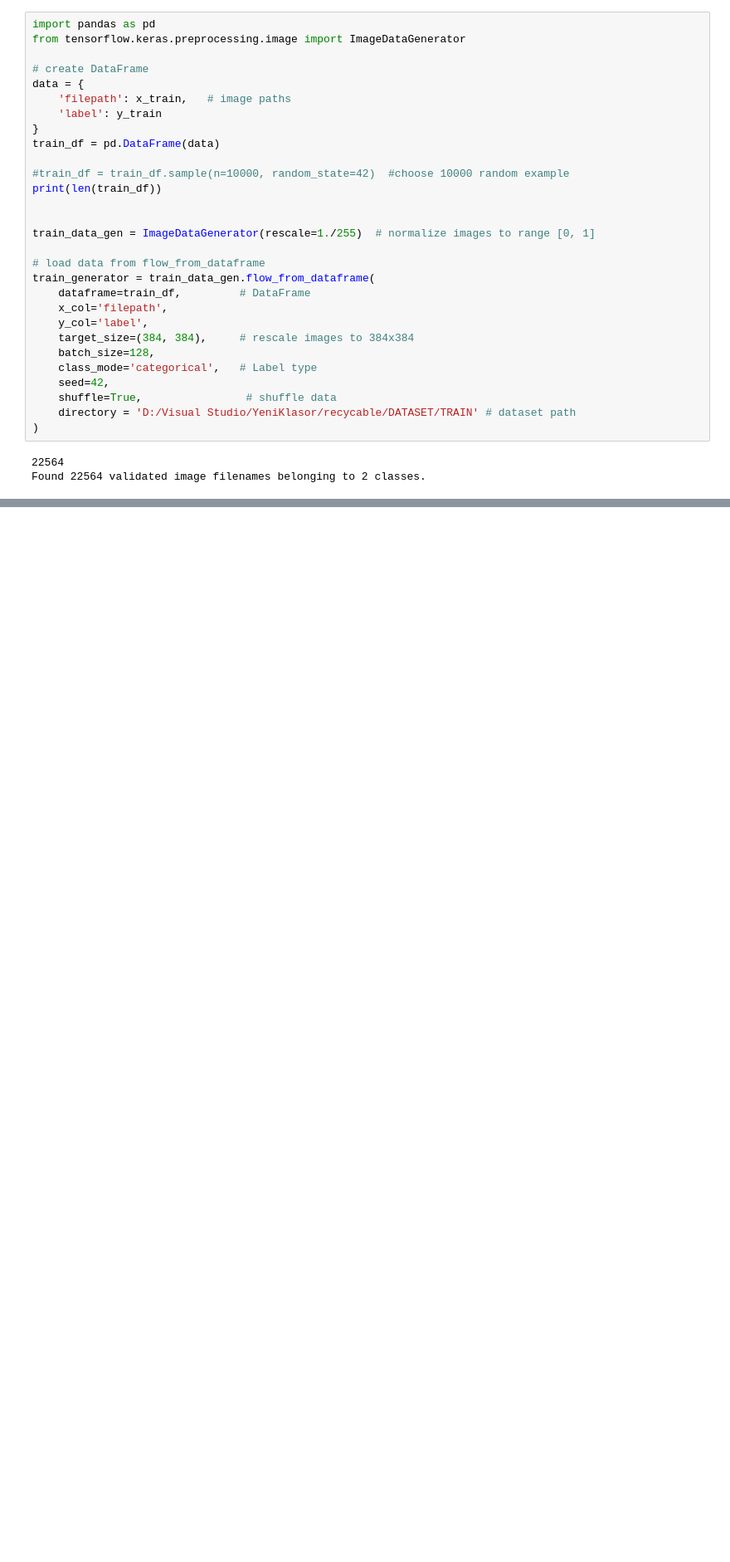
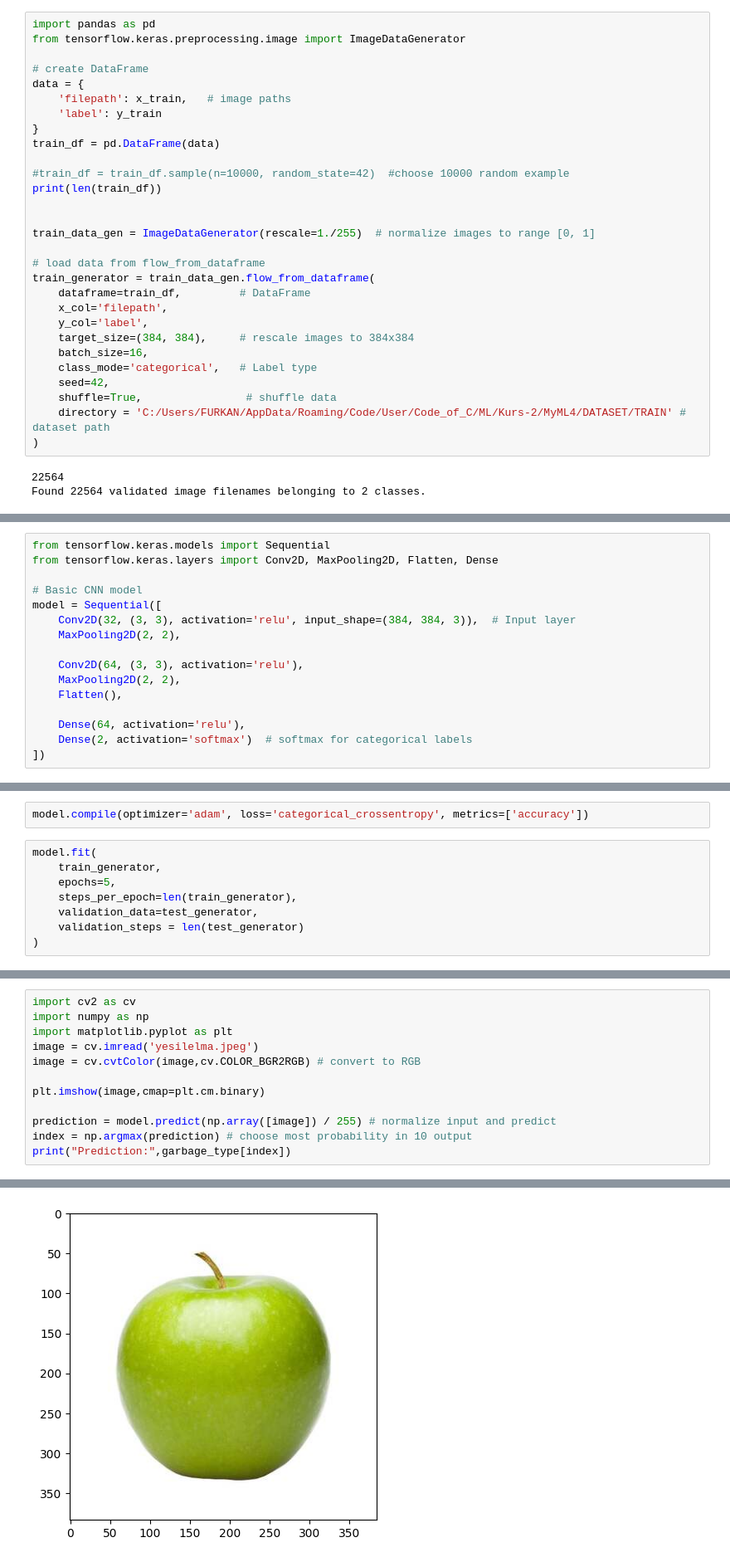
Before and after one commit to furkan-uzmez/RecycableDetector, a Jupyter notebook: model.ipynb, the cells around one changed output, grey strips where cells are left out. Shown at 83% size. Drawn from its saved outputs; the diff is of its cells as text; blank space fills up the shorter version.

Commit message:
trained model and predict some image from internet

```diff
--- a/model.ipynb
+++ b/model.ipynb
@@ -52,11 +68,11 @@ train_generator = train_data_gen.flow_from_dataframe(
     x_col='filepath',
     y_col='label',
     target_size=(384, 384),     # rescale images to 384x384
-    batch_size=128,
+    batch_size=16,
     class_mode='categorical',   # Label type
     seed=42,
     shuffle=True,                # shuffle data
-    directory = 'D:/Visual Studio/YeniKlasor/recycable/DATASET/TRAIN' # dataset path
+    directory = 'C:/Users/FURKAN/AppData/Roaming/Code/User/Code_of_C/ML/Kurs-2/MyML4/DATASET/TRAIN' # dataset path
 )
 # %% [output]
 22564
@@ -63,0 +113,16 @@ Found 22564 validated image filenames belonging to 2 classes.
+# %%
+from tensorflow.keras.models import Sequential
+from tensorflow.keras.layers import Conv2D, MaxPooling2D, Flatten, Dense
+
+# Basic CNN model
+model = Sequential([
+    Conv2D(32, (3, 3), activation='relu', input_shape=(384, 384, 3)),  # Input layer
+    MaxPooling2D(2, 2),
+
+    Conv2D(64, (3, 3), activation='relu'),
+    MaxPooling2D(2, 2),
+    Flatten(),
+
+    Dense(64, activation='relu'),
+    Dense(2, activation='softmax')  # softmax for categorical labels
+])
@@ -63,0 +153,10 @@ Found 22564 validated image filenames belonging to 2 classes.
+# %%
+model.compile(optimizer='adam', loss='categorical_crossentropy', metrics=['accuracy'])
+# %%
+model.fit(
+    train_generator,
+    epochs=5,
+    steps_per_epoch=len(train_generator),
+    validation_data=test_generator,
+    validation_steps = len(test_generator)
+)
@@ -63,0 +175,13 @@ Found 22564 validated image filenames belonging to 2 classes.
+# %%
+import cv2 as cv
+import numpy as np
+import matplotlib.pyplot as plt
+image = cv.imread('yesilelma.jpeg')
+image = cv.cvtColor(image,cv.COLOR_BGR2RGB) # convert to RGB
+
+plt.imshow(image,cmap=plt.cm.binary)
+
+prediction = model.predict(np.array([image]) / 255) # normalize input and predict
+index = np.argmax(prediction) # choose most probability in 10 output
+print("Prediction:",garbage_type[index])
+# %% [output]
@@ -63,0 +190 @@ Found 22564 validated image filenames belonging to 2 classes.
+[figure, added]
```
Also changed, not shown: parts of 8 cells of this notebook, 3 other files.
